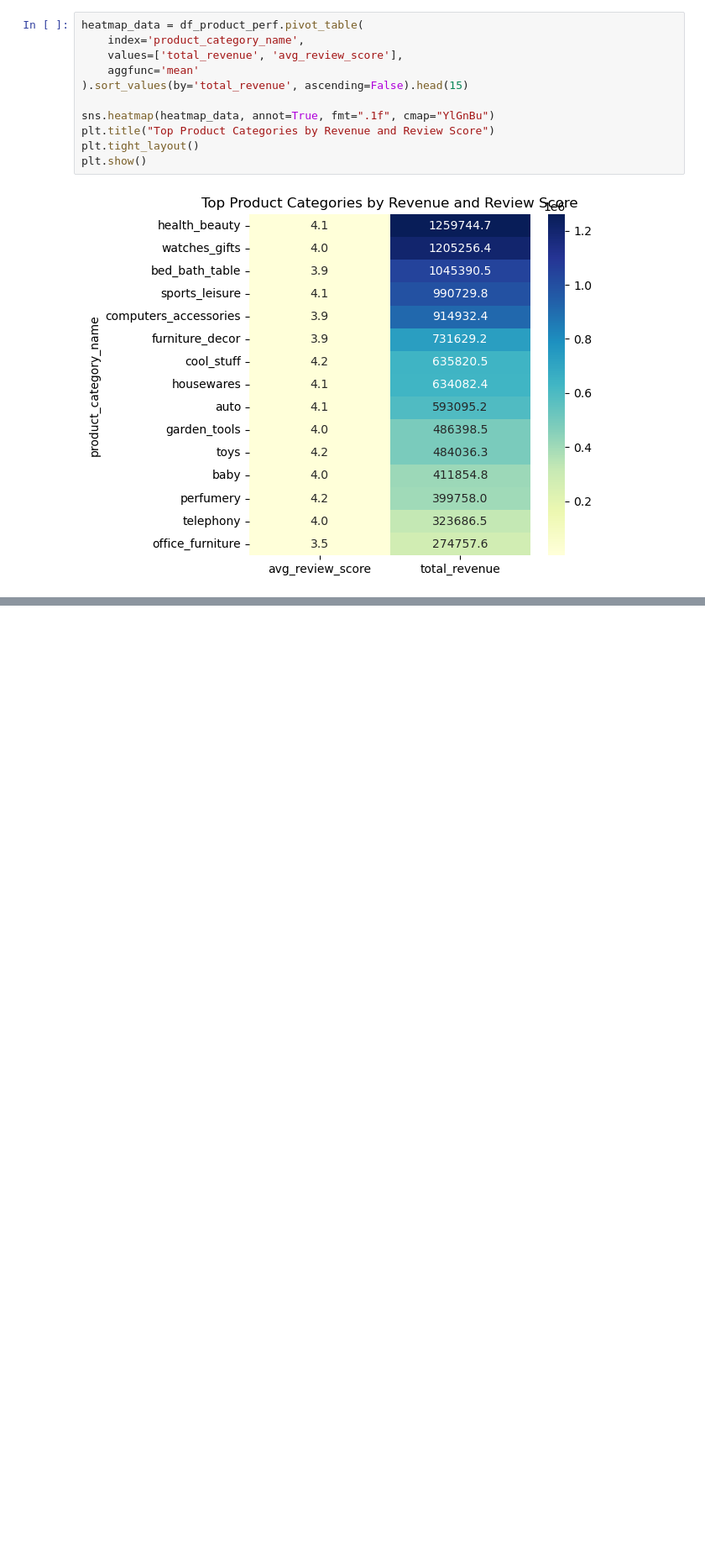
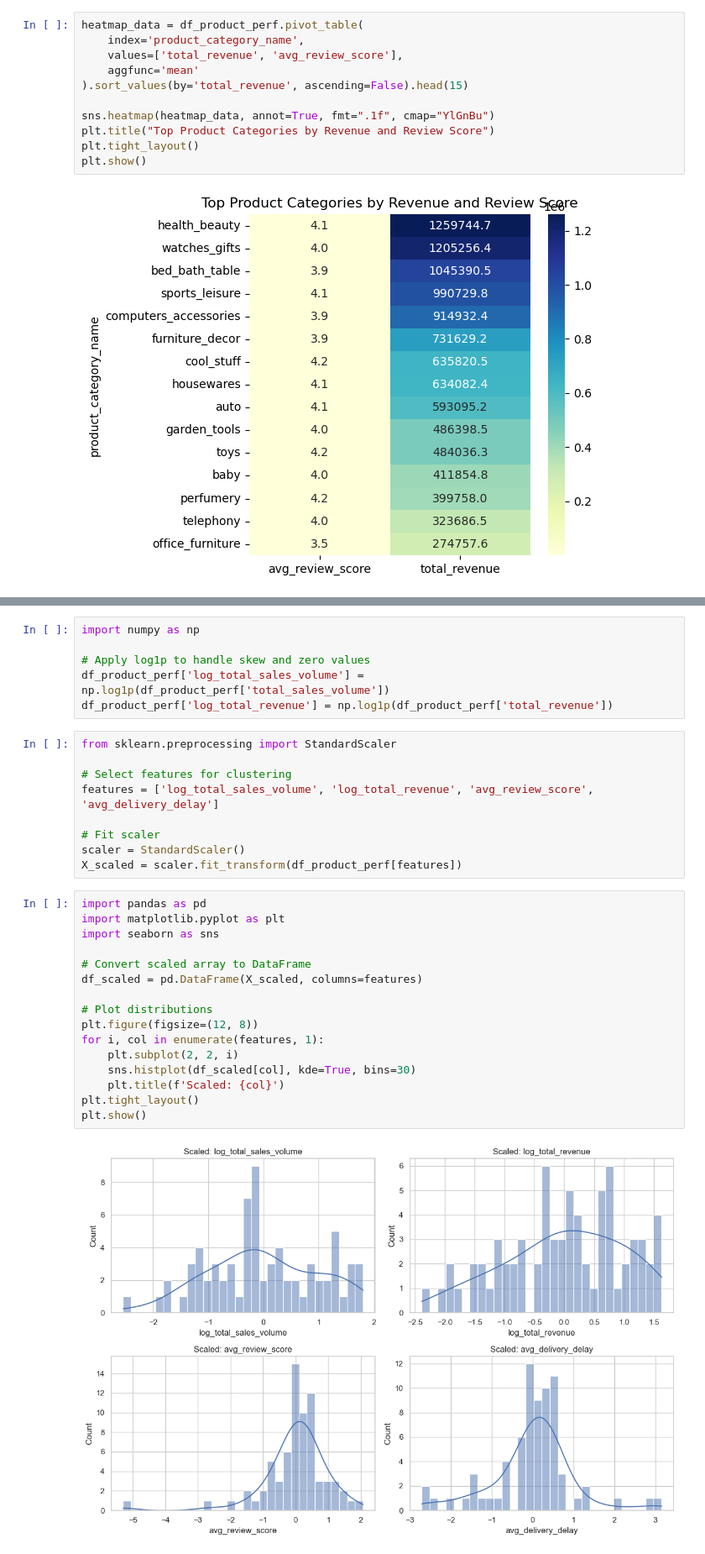
Before and after one commit to federicoariton/E-commerce-product-segmentation-postgresql, a Jupyter notebook: Notebooks/Product Performance.ipynb, the cells around one changed output, grey strips where cells are left out. Shown at 84% size. Saved outputs shown, nothing was run; the diff lists cells and outputs as text; blank space fills up the shorter version.

Commit message:
Clustering

```diff
--- a/Notebooks/Product Performance.ipynb
+++ b/Notebooks/Product Performance.ipynb
@@ -289,0 +264,33 @@ fig.show()
+# %%
+import numpy as np
+
+# Apply log1p to handle skew and zero values
+df_product_perf['log_total_sales_volume'] = np.log1p(df_product_perf['total_sales_volume'])
+df_product_perf['log_total_revenue'] = np.log1p(df_product_perf['total_revenue'])
+# %%
+from sklearn.preprocessing import StandardScaler
+
+# Select features for clustering
+features = ['log_total_sales_volume', 'log_total_revenue', 'avg_review_score', 'avg_delivery_delay']
+
+# Fit scaler
+scaler = StandardScaler()
+X_scaled = scaler.fit_transform(df_product_perf[features])
+# %%
+import pandas as pd
+import matplotlib.pyplot as plt
+import seaborn as sns
+
+# Convert scaled array to DataFrame
+df_scaled = pd.DataFrame(X_scaled, columns=features)
+
+# Plot distributions
+plt.figure(figsize=(12, 8))
+for i, col in enumerate(features, 1):
+    plt.subplot(2, 2, i)
+    sns.histplot(df_scaled[col], kde=True, bins=30)
+    plt.title(f'Scaled: {col}')
+plt.tight_layout()
+plt.show()
+# %% [output]
+[figure, added]
```
Also changed, not shown: parts of 25 cells of this notebook, 2 other files.
